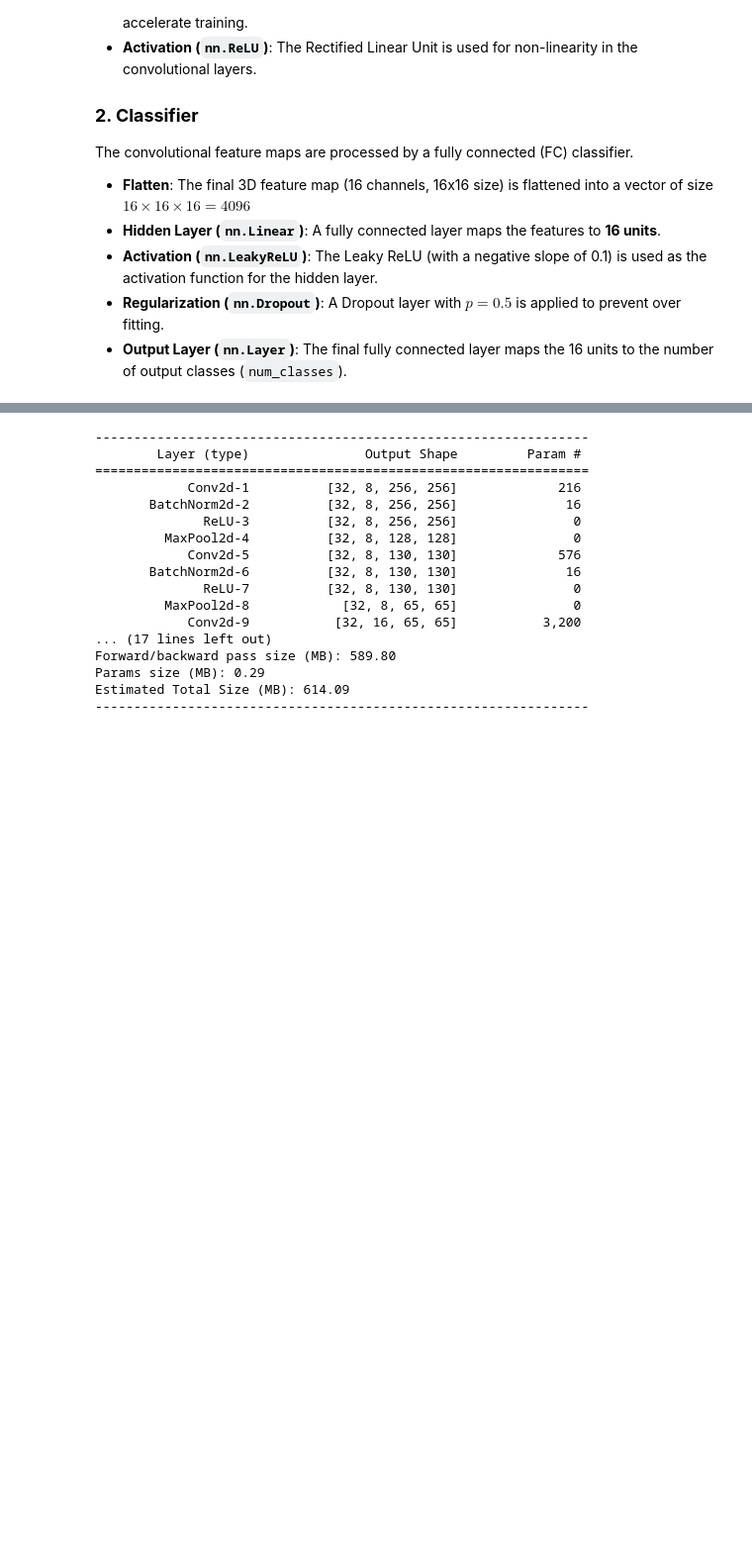
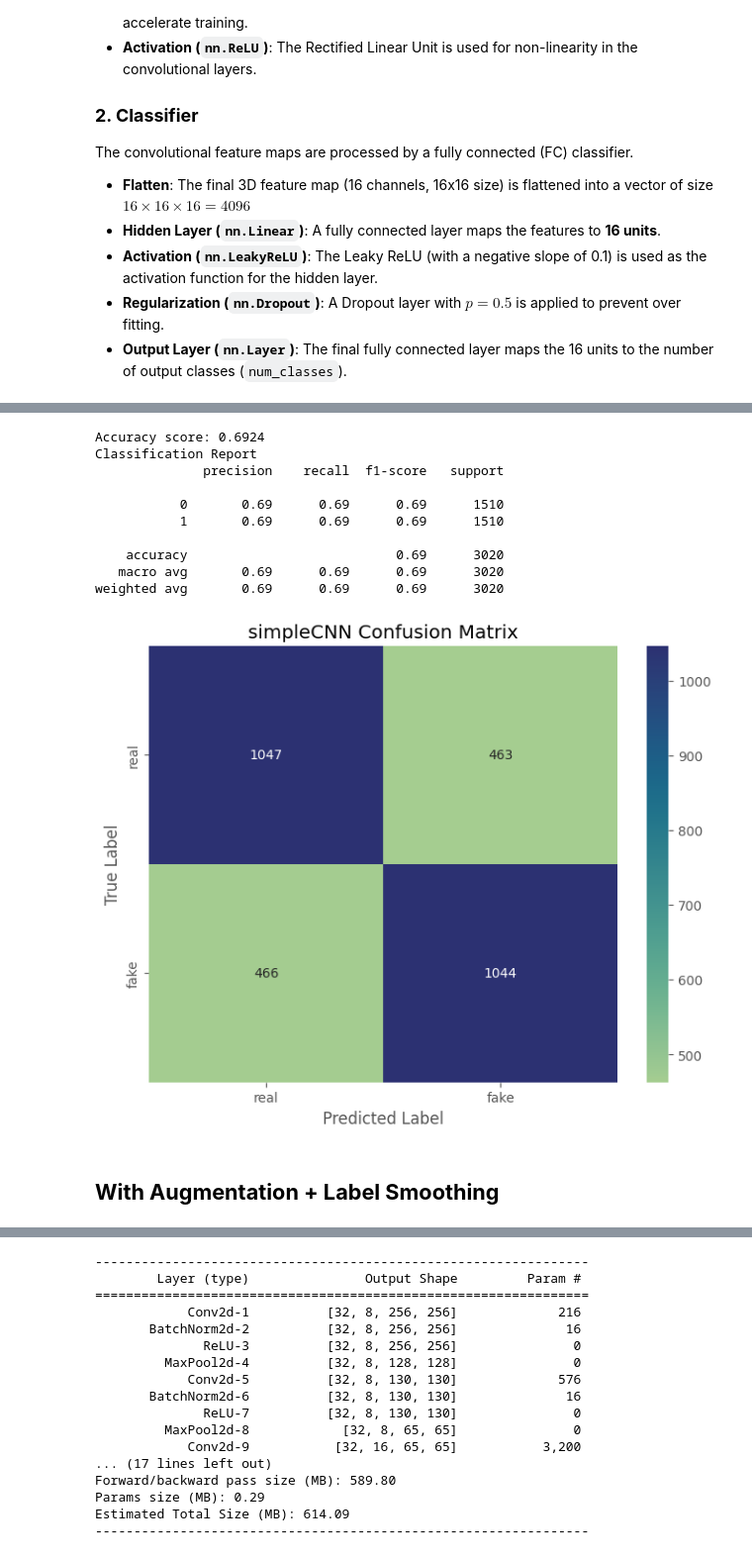
Before and after one commit to DangCongKhai/deep_fake_detection, a Jupyter notebook: notebooks/simple-cnn.ipynb, the cells around one changed output, grey strips where cells are left out. Shown at 99% size. Cells and saved outputs as stored; diff of their text form; code cells hidden in the pictures; blank space fills up the shorter version.

```diff
--- a/notebooks/simple-cnn.ipynb
+++ b/notebooks/simple-cnn.ipynb
@@ -25,0 +48,6 @@ The convolutional feature maps are processed by a fully connected (FC) classifie
+# %%
+DATA_ROOT = '../data/'
+RESULTS_DIR = '../results/simple-cnn'
+MODEL_WEIGHTS = '../model_checkpoints/simple-cnn'
+os.makedirs(RESULTS_DIR, exist_ok=True)
+os.makedirs(MODEL_WEIGHTS, exist_ok=True)
@@ -25,0 +66,6 @@ The convolutional feature maps are processed by a fully connected (FC) classifie
+# %%
+MODEL_NAME = "simpleCNN"
+TASK_NAME = "no_aug"
+BATCH_SIZE = 32
+EPOCHS = 30
+LR = 0.001
@@ -26,3 +220,19 @@ The convolutional feature maps are processed by a fully connected (FC) classifie
+# %%
+performance(model, test_loader, DEVICE, MODEL_NAME, TASK_NAME, RESULTS_DIR)
+# %% [output]
+Accuracy score: 0.6924
+Classification Report
+              precision    recall  f1-score   support
+
+           0       0.69      0.69      0.69      1510
+           1       0.69      0.69      0.69      1510
+
+    accuracy                           0.69      3020
+   macro avg       0.69      0.69      0.69      3020
+weighted avg       0.69      0.69      0.69      3020
+[figure, added]
+# %% [markdown]
+## **With Augmentation + Label Smoothing**
 # %%
 import warnings
 warnings.filterwarnings('ignore')
```
Also changed, not shown: parts of 62 cells of this notebook, 1 other file.
